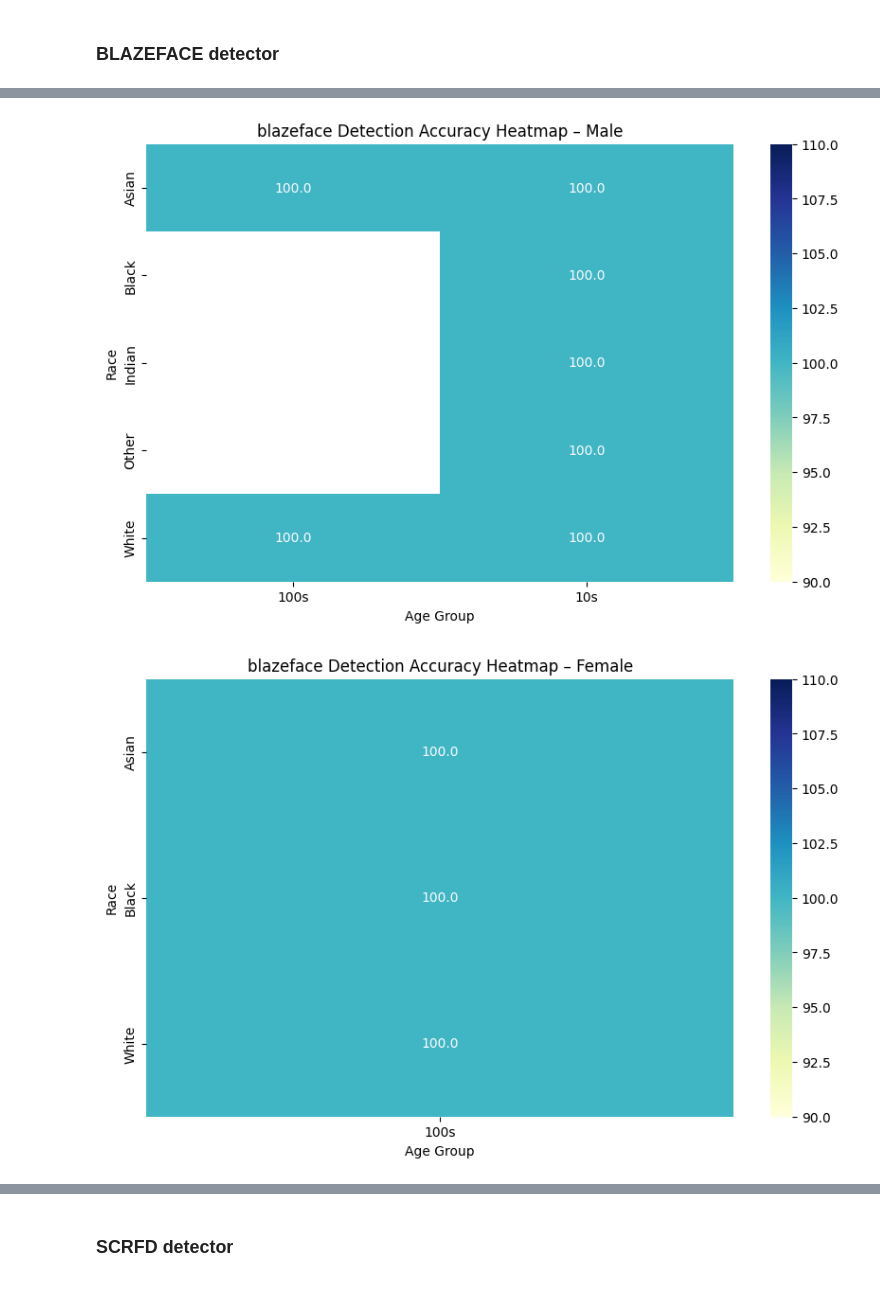
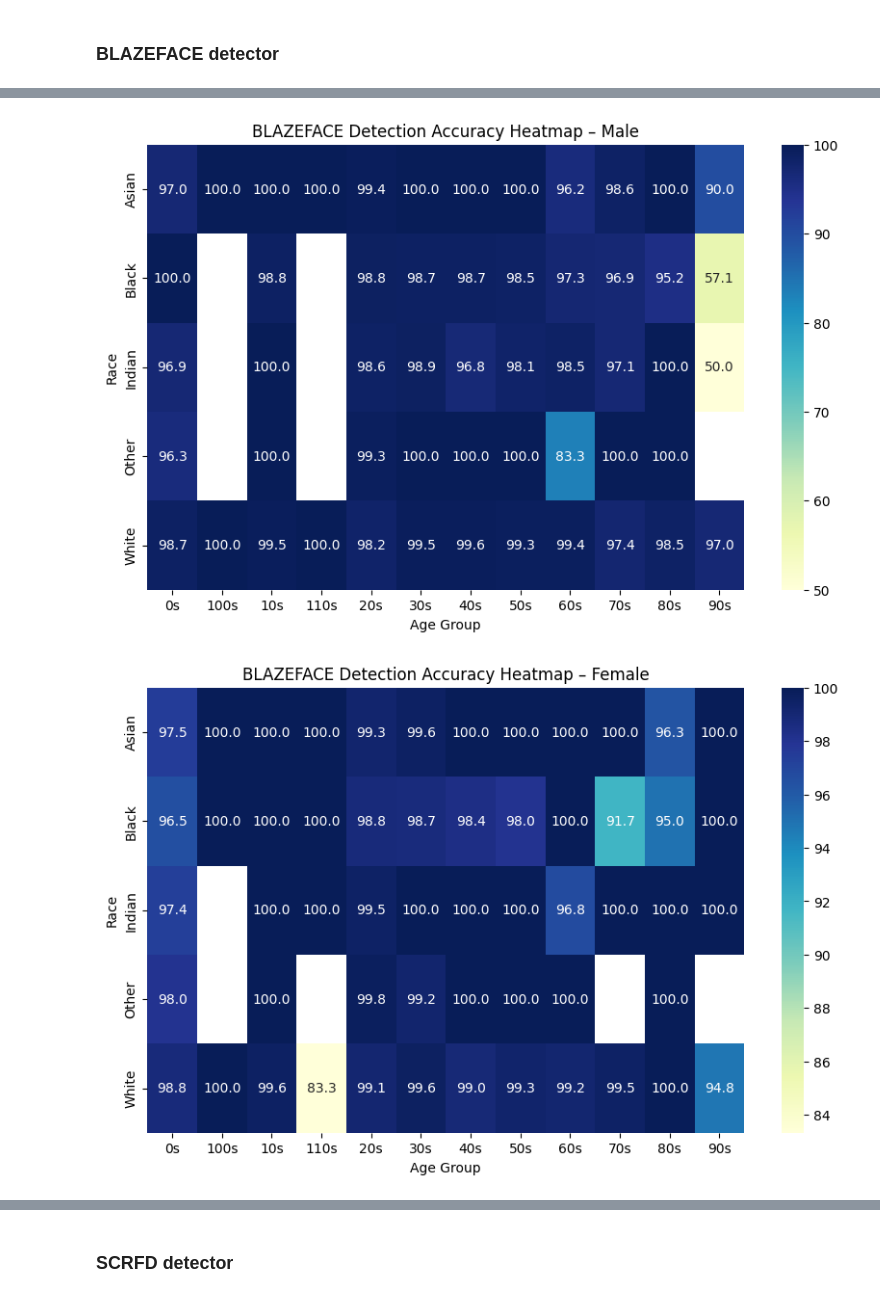
Before and after one commit to TriTueDang/proj, a Jupyter notebook: main.ipynb, the cells around one changed output, grey strips where cells are left out. Cells and saved outputs as stored; diff of their text form; code cells hidden in the pictures.

Commit message:
save csv, run detectors with full dataset

```diff
--- a/main.ipynb
+++ b/main.ipynb
@@ -12,7 +12,7 @@ from detectors.haar_detector import HaarCascadeDetector
 from detectors.scrfd_detector import SCRFDDetector
 from detectors.blazeface_detector import BlazeFaceDetector
 # %%
-dataset = load_utkface_images("./images/UTKFace", max_images=100)
+dataset = load_utkface_images("./images/UTKFace", max_images=23708)
 # %% [markdown]
 ### OpenCV Haar detector
 # %%
@@ -77,7 +83,8 @@ MTCNN evaluation took 12.10 seconds.
 start_time = time.time()
 detector_blazeface = BlazeFaceDetector()
 stats = evaluate(detector_blazeface, dataset)
-summarize_results(stats, 'blazeface')
+# full result dataframe in results directory
+summarize_results(stats, 'BLAZEFACE')
 end_time = time.time()
 print(f"Blazeface evaluation took {end_time - start_time:.2f} seconds.")
 # %% [output]
@@ -97,2 +108,2 @@ print(f"Blazeface evaluation took {end_time - start_time:.2f} seconds.")
-[figure, old version]
+[figure, new version]
-[figure, old version]
+[figure, new version]
```
Also changed, not shown: parts of 5 cells of this notebook, 1 other file.
